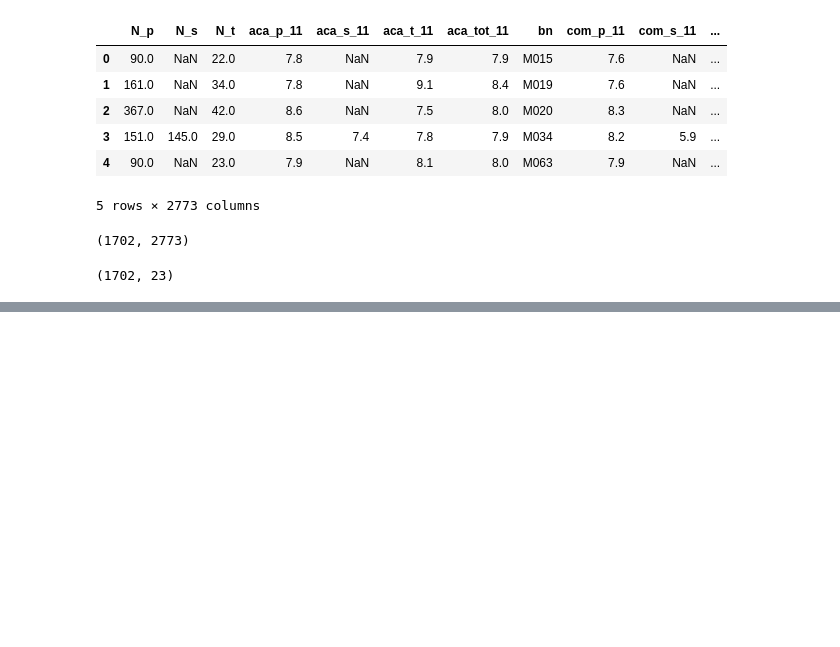
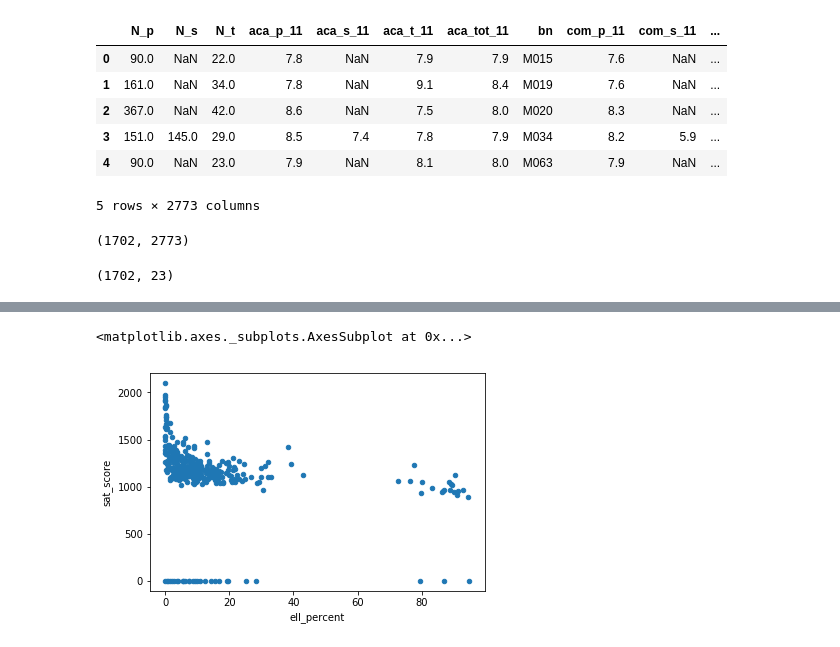
Before and after one commit to purvil/NYC-high-school-SAT-score-analysis, a Jupyter notebook: NYC high school data analysis.ipynb, the cells around one changed output, grey strips where cells are left out. Drawn from its saved outputs; the diff is of its cells as text; code cells hidden in the pictures; blank space fills up the shorter version.

```diff
--- a/NYC high school data analysis.ipynb
+++ b/NYC high school data analysis.ipynb
@@ -171,0 +440,5 @@ data['survey'] = survey
+# %%
+combined.plot.scatter('ell_percent', 'sat_score')
+# %% [output]
+<matplotlib.axes._subplots.AxesSubplot at 0x...>
+[figure, added]
```
Also changed, not shown: parts of 47 cells of this notebook.
